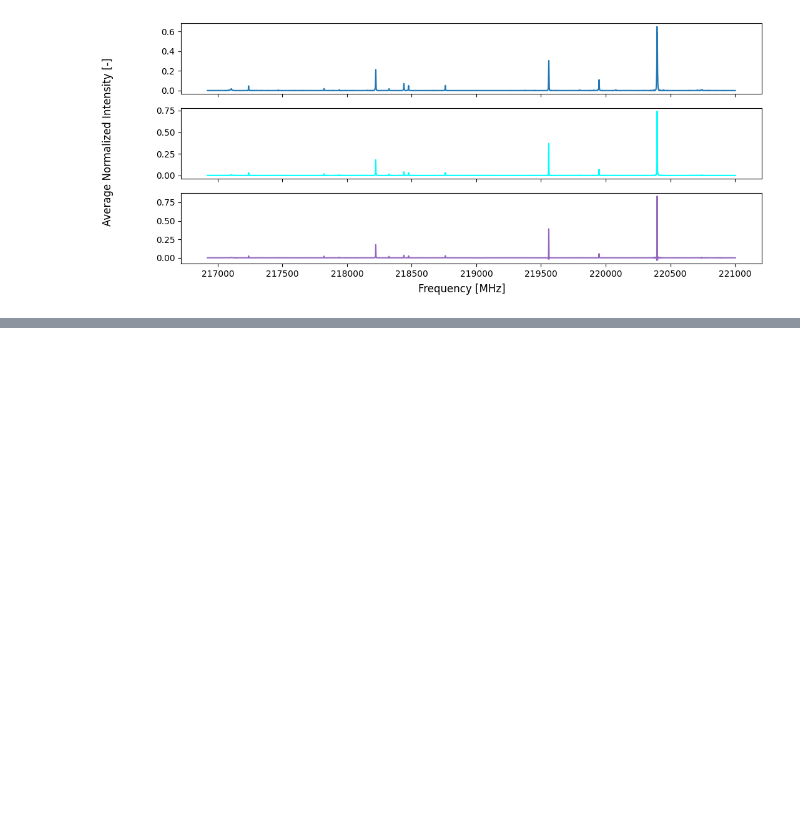
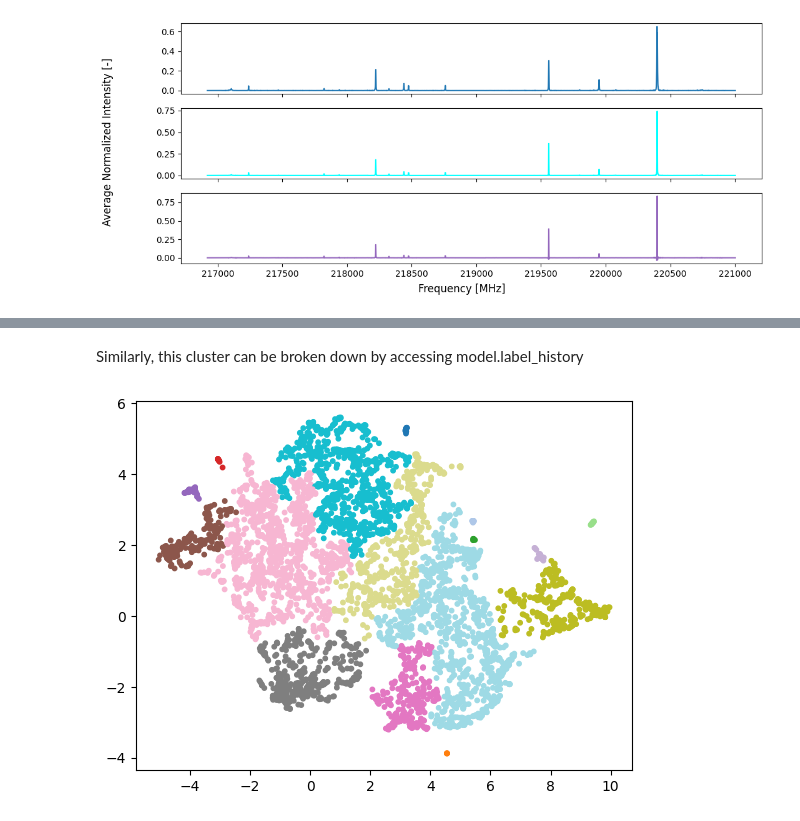
Before and after one commit to javialonso05/MSc-Thesis, a Jupyter notebook: modeling.ipynb, the cells around one changed output, grey strips where cells are left out. Saved outputs shown, nothing was run; the diff lists cells and outputs as text; code cells hidden in the pictures; blank space fills up the shorter version.

```diff
--- a/modeling.ipynb
+++ b/modeling.ipynb
@@ -314,0 +392,7 @@ plt.show()
+# %% [markdown]
+Similarly, this cluster can be broken down by accessing model.label_history
+# %%
+plt.scatter(euclidean_umap[:, 0], euclidean_umap[:, 1], c=model.label_history[-8], s=10, cmap='tab20')
+plt.show()
+# %% [output]
+[figure, added]
```
Also changed, not shown: parts of 18 cells of this notebook, 3 other files.
